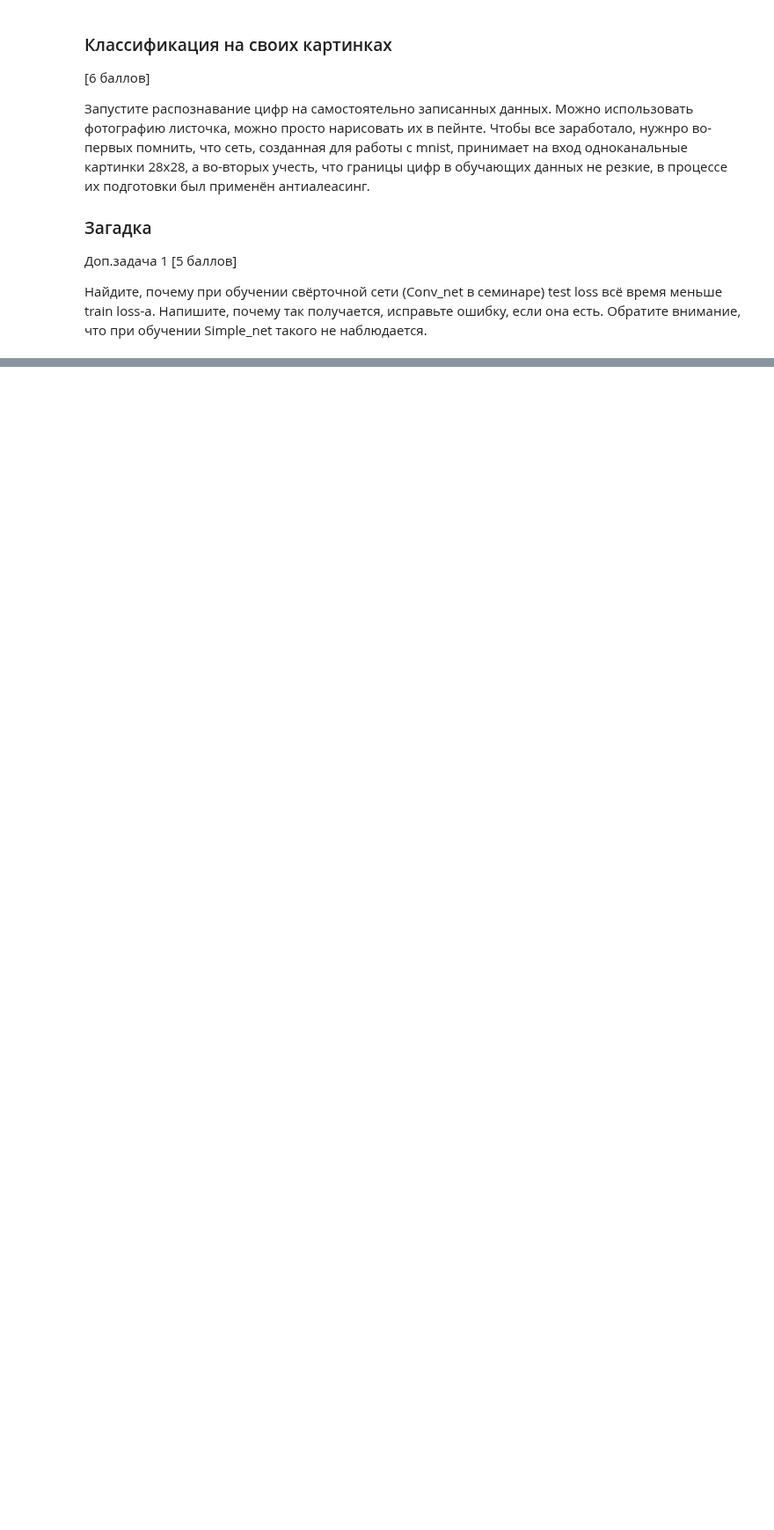
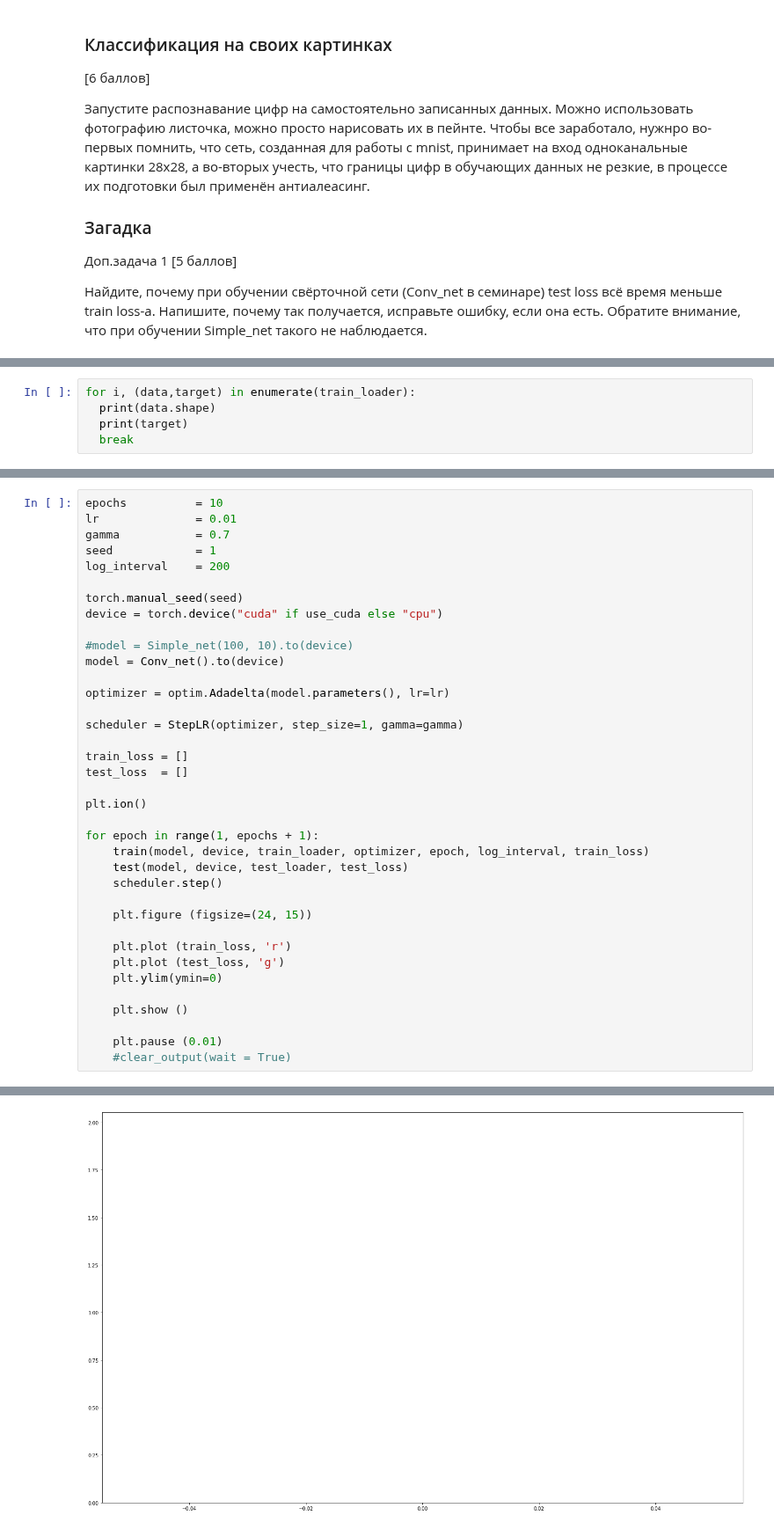
Before and after one commit to StarkitRobots/cvr_course, a Jupyter notebook: notebooks/nn_hw6.ipynb, the cells around one changed output, grey strips where cells are left out. Shown at 88% size. Drawn from its saved outputs; the diff is of its cells as text; blank space fills up the shorter version.

```diff
--- a/notebooks/nn_hw6.ipynb
+++ b/notebooks/nn_hw6.ipynb
@@ -31,0 +66,5 @@
+# %%
+for i, (data,target) in enumerate(train_loader):
+  print(data.shape)
+  print(target)
+  break
@@ -31,0 +176,38 @@
+# %%
+epochs          = 10
+lr              = 0.01
+gamma           = 0.7
+seed            = 1
+log_interval    = 200
+
+torch.manual_seed(seed)
+device = torch.device("cuda" if use_cuda else "cpu")
+
+#model = Simple_net(100, 10).to(device)
+model = Conv_net().to(device)
+
+optimizer = optim.Adadelta(model.parameters(), lr=lr)
+
+scheduler = StepLR(optimizer, step_size=1, gamma=gamma)
+
+train_loss = []
+test_loss  = []
+
+plt.ion()
+
+for epoch in range(1, epochs + 1):
+    train(model, device, train_loader, optimizer, epoch, log_interval, train_loss)
+    test(model, device, test_loader, test_loss)
+    scheduler.step()
+
+    plt.figure (figsize=(24, 15))
+
+    plt.plot (train_loss, 'r')
+    plt.plot (test_loss, 'g')
+    plt.ylim(ymin=0)
+
+    plt.show ()
+
+    plt.pause (0.01)
+    #clear_output(wait = True)
+# %% [output]
@@ -31,0 +220 @@
+[figure, added]
```
Also changed, not shown: parts of 6 cells of this notebook.
